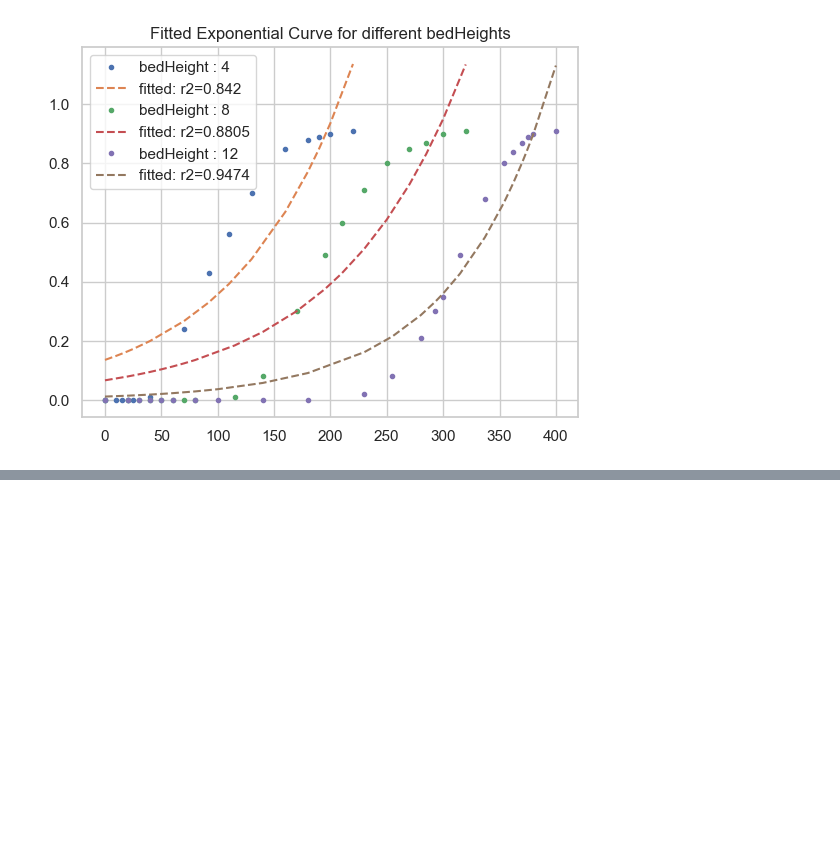
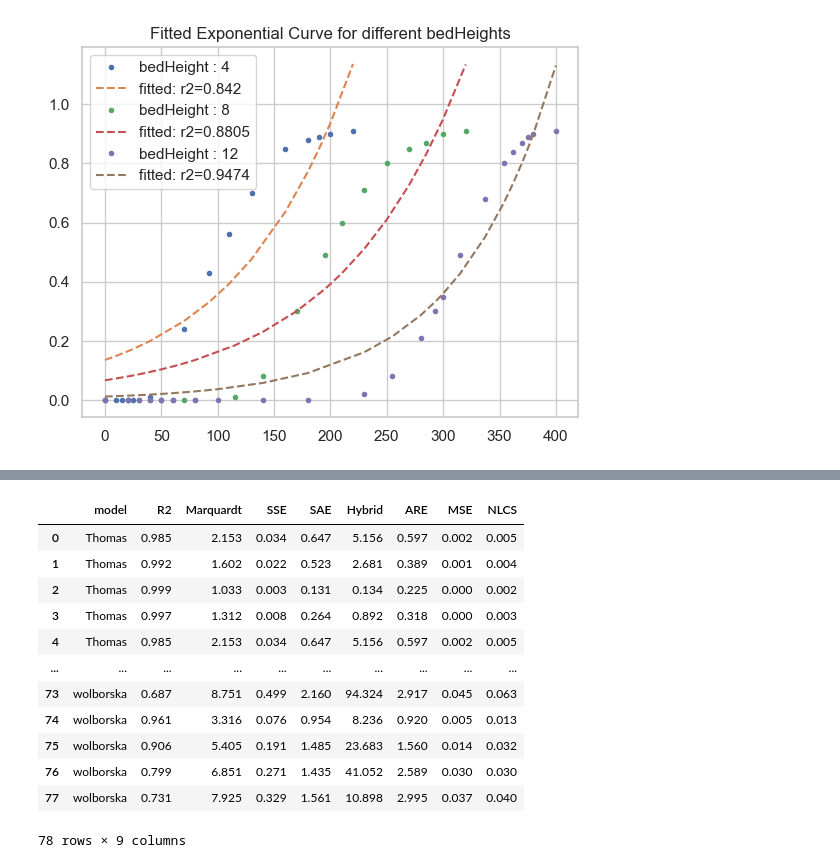
Before and after one commit to Ci-re/adsorption__rate, a Jupyter notebook: adsorption_predictor.ipynb, the cells around one changed output, grey strips where cells are left out. Saved outputs shown, nothing was run; the diff lists cells and outputs as text; code cells hidden in the pictures; blank space fills up the shorter version.

```diff
--- a/adsorption_predictor.ipynb
+++ b/adsorption_predictor.ipynb
@@ -711,0 +950,17 @@ wolborska_c_mnfc_errors
+# %%
+errors = pd.read_csv("errors.csv")
+errors
+# %% [output]
+|  | model | R2 | Marquardt | SSE | SAE | Hybrid | ARE | MSE | NLCS |
+| 0 | Thomas | 0.985 | 2.153 | 0.034 | 0.647 | 5.156 | 0.597 | 0.002 | 0.005 |
+| 1 | Thomas | 0.992 | 1.602 | 0.022 | 0.523 | 2.681 | 0.389 | 0.001 | 0.004 |
+| 2 | Thomas | 0.999 | 1.033 | 0.003 | 0.131 | 0.134 | 0.225 | 0.000 | 0.002 |
+| 3 | Thomas | 0.997 | 1.312 | 0.008 | 0.264 | 0.892 | 0.318 | 0.000 | 0.003 |
+| 4 | Thomas | 0.985 | 2.153 | 0.034 | 0.647 | 5.156 | 0.597 | 0.002 | 0.005 |
+| ... | ... | ... | ... | ... | ... | ... | ... | ... | ... |
+| 73 | wolborska | 0.687 | 8.751 | 0.499 | 2.160 | 94.324 | 2.917 | 0.045 | 0.063 |
+| 74 | wolborska | 0.961 | 3.316 | 0.076 | 0.954 | 8.236 | 0.920 | 0.005 | 0.013 |
+| 75 | wolborska | 0.906 | 5.405 | 0.191 | 1.485 | 23.683 | 1.560 | 0.014 | 0.032 |
+| 76 | wolborska | 0.799 | 6.851 | 0.271 | 1.435 | 41.052 | 2.589 | 0.030 | 0.030 |
+| 77 | wolborska | 0.731 | 7.925 | 0.329 | 1.561 | 10.898 | 2.995 | 0.037 | 0.040 |
+78 rows × 9 columns
```
Also changed, not shown: parts of 20 cells of this notebook, 14 other files.
